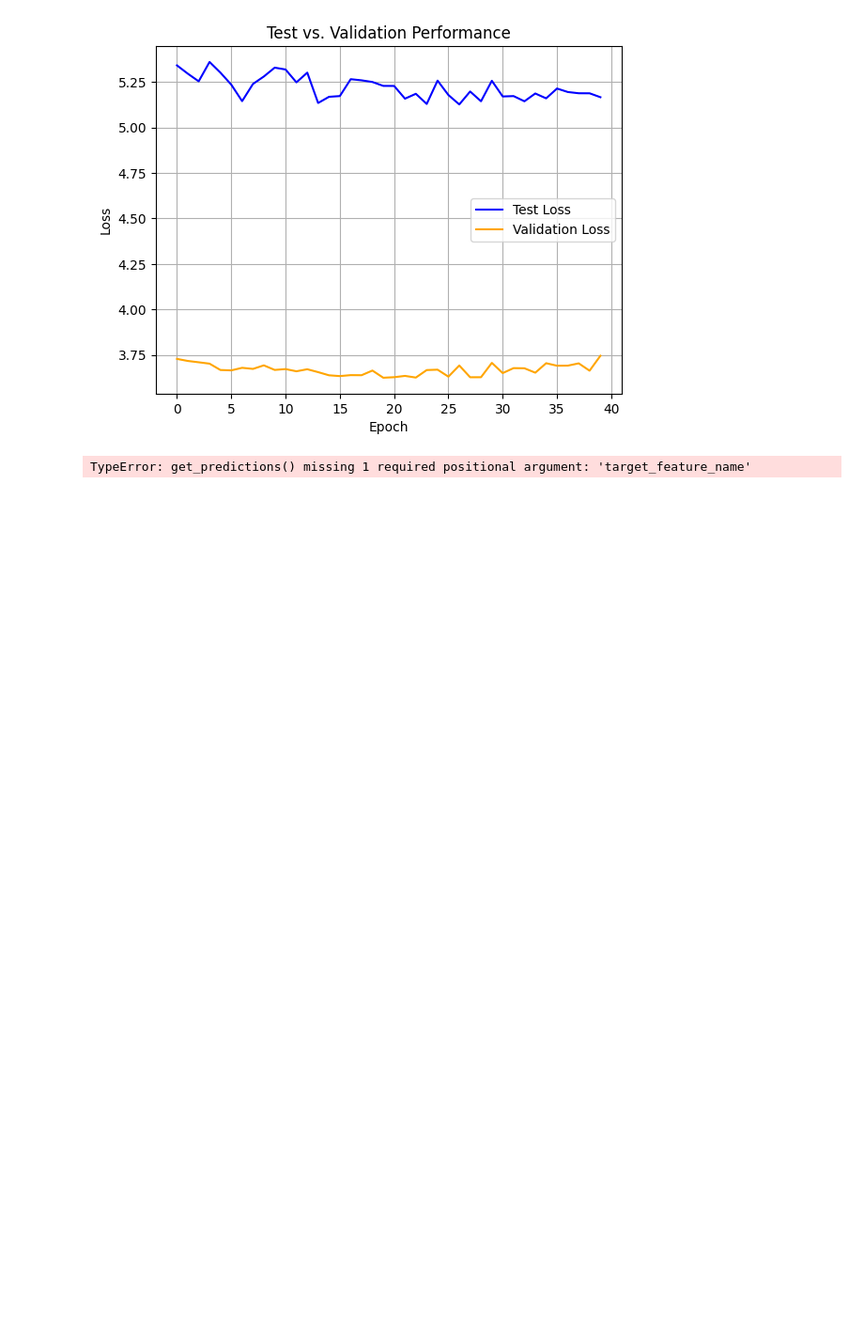
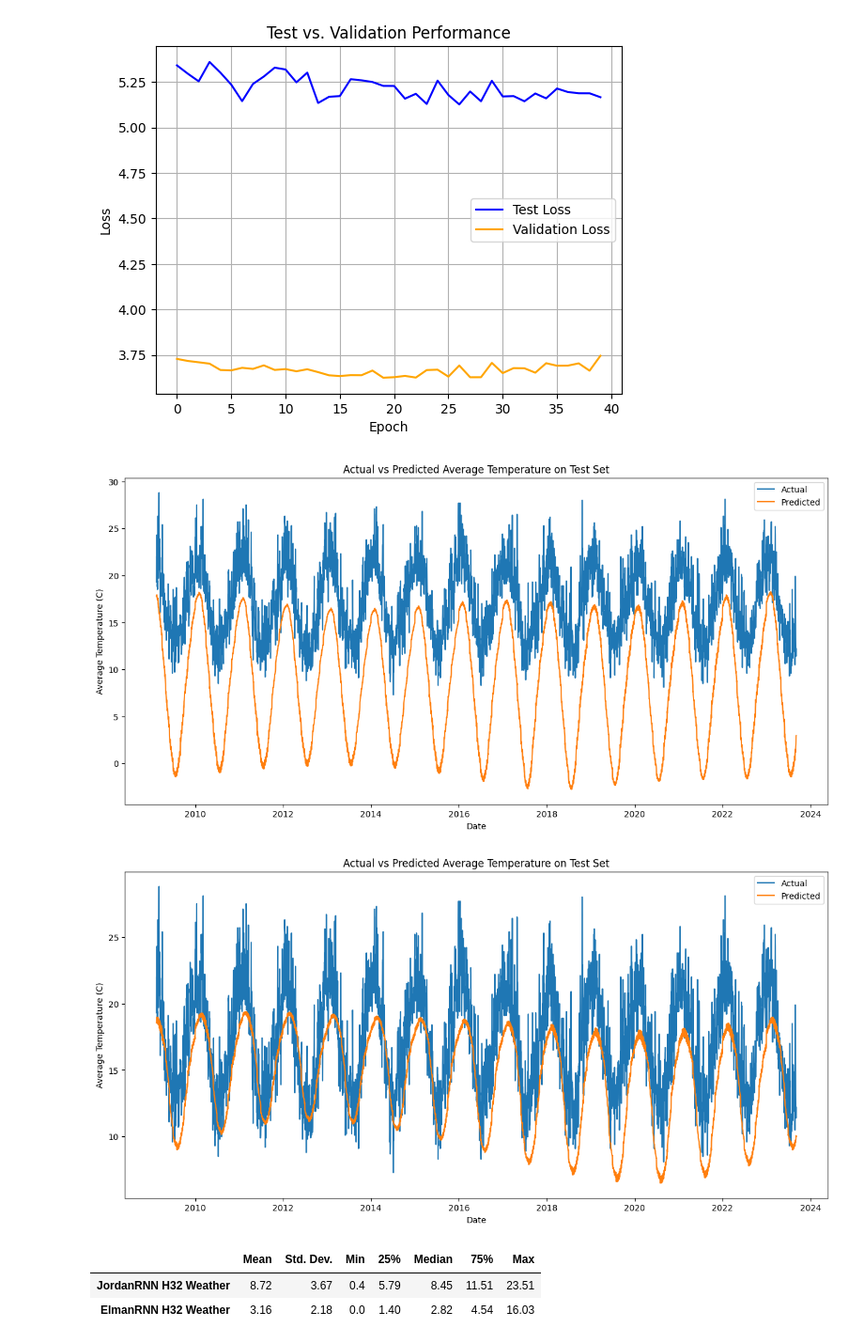
Before and after one commit to chrisjohnklopper/Machine-Learning-Assignment-3, a Jupyter notebook: notebooks/weather.ipynb, the cells around one changed output. Shown at 94% size. Cells and saved outputs as stored; diff of their text form; code cells hidden in the pictures; blank space fills up the shorter version.

```diff
--- a/notebooks/weather.ipynb
+++ b/notebooks/weather.ipynb
@@ -517,26 +517,32 @@ weather_elman_h32_results = pickle.load( open( "../pickles/weather_elman_h32_res
 # %%
 from util import get_predictions
 processed_test = preprocess(raw_test)
 r1 = get_predictions(raw_test=raw_test,
                      preprocessed_test=processed_test,
                      results=weather_jordan_h32_results,
                      model_name='JordanRNN H32 Weather',
                      xlabel='Date',
                      ylabel='Average Temperature (C)',
                      title='Actual vs Predicted Average Temperature on Test Set',
                      target_feature_name='avg_temp_c',
-                     save_path='../images/weather-jordan-h32-actual-vs-predicted.pdf')
+                     save_path='../images/weather-jordan-h32-actual-vs-predicted.pdf',
+                     show_plot=True)
 r2 = get_predictions(raw_test=raw_test,
                      preprocessed_test=processed_test,
                      results=weather_elman_h32_results,
                      model_name='ElmanRNN H32 Weather',
                      xlabel='Date',
                      ylabel='Average Temperature (C)',
                      target_feature_name='avg_temp_c',
                      title='Actual vs Predicted Average Temperature on Test Set',
-                     save_path='../images/weather-elman-h32-actual-vs-predicted.pdf')
+                     save_path='../images/weather-elman-h32-actual-vs-predicted.pdf',
+                     show_plot=True)
 results = pd.concat([r1, r2])
-results.round(2).to_csv('../csv-descriptions/weather-rnn-results.csv', index=False)
+results.round(2).to_csv('../csv-descriptions/weather-rnn-results-raw.csv', index=False)
 results.round(2)
 # %% [output]
-TypeError: get_predictions() missing 1 required positional argument: 'target_feature_name'
+[figure, added]
+[figure, added]
+|  | Mean | Std. Dev. | Min | 25% | Median | 75% | Max |
+| JordanRNN H32 Weather | 8.72 | 3.67 | 0.4 | 5.79 | 8.45 | 11.51 | 23.51 |
+| ElmanRNN H32 Weather | 3.16 | 2.18 | 0.0 | 1.40 | 2.82 | 4.54 | 16.03 |
```
Also changed, not shown: 12 other files.
